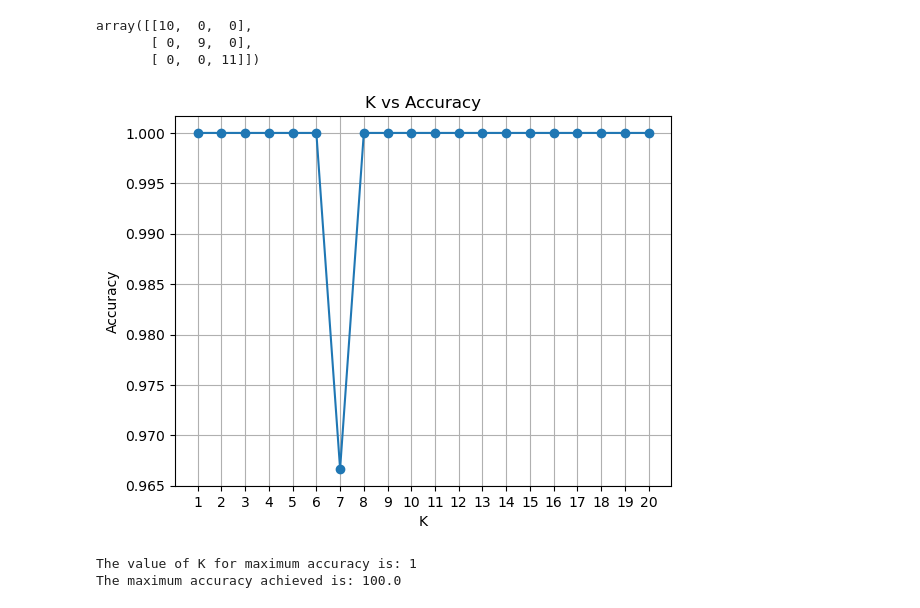
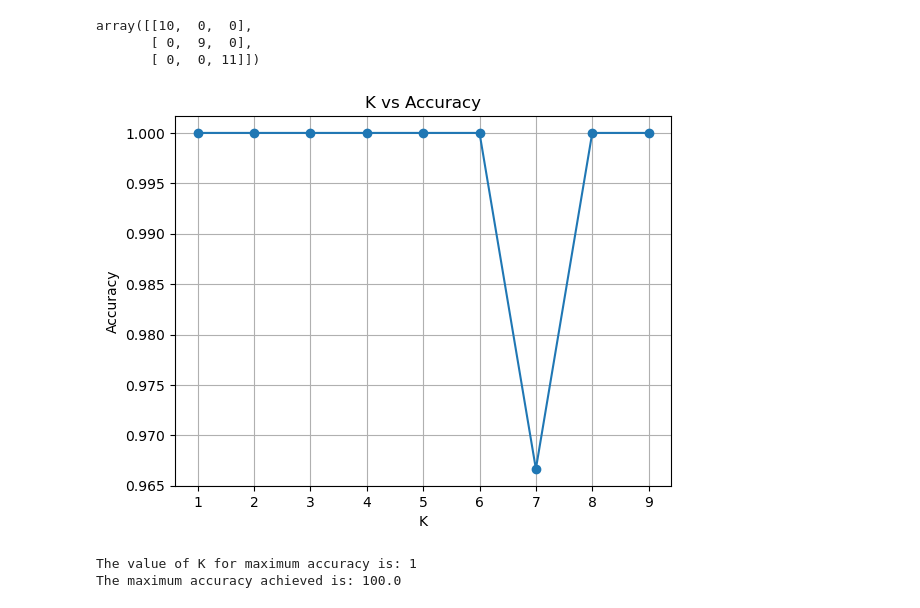
Before and after one commit to sai14karthik/ML, a Jupyter notebook: ML_Lab/ML_LAB3.ipynb, the cells around one changed output. Cells and saved outputs as stored; diff of their text form; code cells hidden in the pictures.

```diff
--- a/ML_Lab/ML_LAB3.ipynb
+++ b/ML_Lab/ML_LAB3.ipynb
@@ -168,34 +168,34 @@ array([[10,  0,  0],
        [ 0,  0, 11]])
 # %%
 
-k_values = range(1, 21)
+k_values = range(1,10)
 
 accuracy_values = []
 
 for k in k_values:
     clf = KNN(k)
 
     clf.fit(X_train, y_train)
 
     y_pred = clf.predict(X_test)
 
     accuracy = accuracy_score(y_test, y_pred)
     accuracy_values.append(accuracy)
 
 max_accuracy = max(accuracy_values)
 best_k = k_values[accuracy_values.index(max_accuracy)]
 
 plt.plot(k_values, accuracy_values, marker='o')
 plt.title('K vs Accuracy')
 plt.xlabel('K')
 plt.ylabel('Accuracy')
 plt.xticks(k_values)
 plt.grid(True)
 plt.show()
 
 print(f"The value of K for maximum accuracy is: {best_k}")
 print(f"The maximum accuracy achieved is: {max_accuracy*100}")
 # %% [output]
-[figure, old version]
+[figure, new version]
 The value of K for maximum accuracy is: 1
 The maximum accuracy achieved is: 100.0
```
